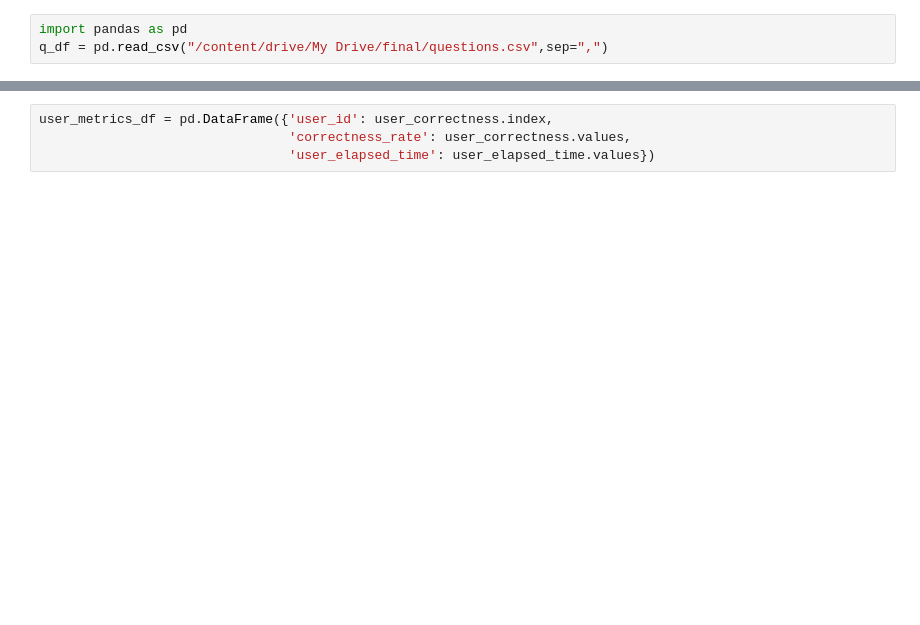
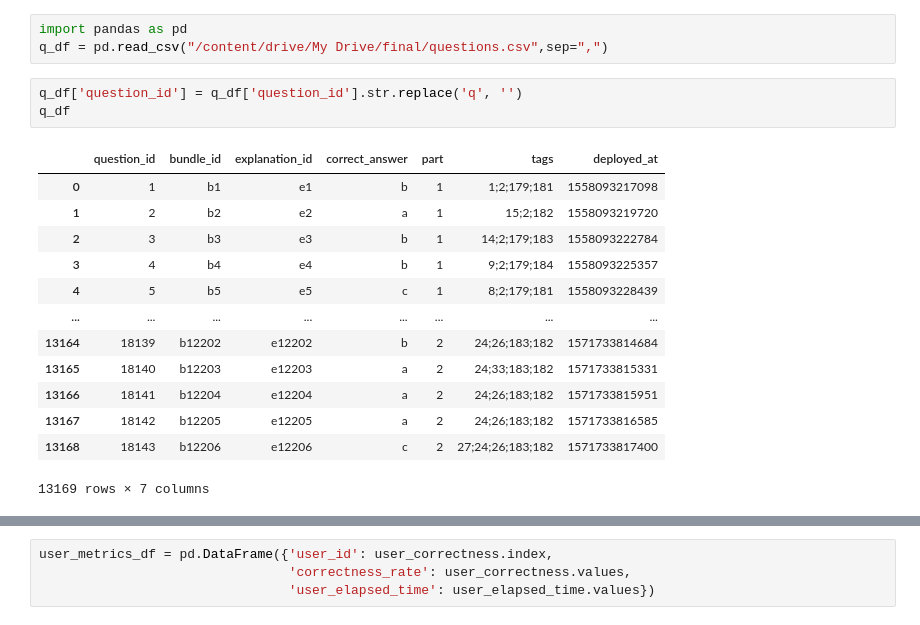
Before and after one commit to choycoy/final_project, a Jupyter notebook: recommendation.ipynb, the cells around one changed output, grey strips where cells are left out. Saved outputs shown, nothing was run; the diff lists cells and outputs as text; blank space fills up the shorter version.

```diff
--- a/recommendation.ipynb
+++ b/recommendation.ipynb
@@ -6,6 +8,23 @@ drive.mount('/content/drive')
 # %%
 import pandas as pd
 q_df = pd.read_csv("/content/drive/My Drive/final/questions.csv",sep=",")
+# %%
+q_df['question_id'] = q_df['question_id'].str.replace('q', '')
+q_df
+# %% [output]
+|  | question_id | bundle_id | explanation_id | correct_answer | part | tags | deployed_at |
+| 0 | 1 | b1 | e1 | b | 1 | 1;2;179;181 | 1558093217098 |
+| 1 | 2 | b2 | e2 | a | 1 | 15;2;182 | 1558093219720 |
+| 2 | 3 | b3 | e3 | b | 1 | 14;2;179;183 | 1558093222784 |
+| 3 | 4 | b4 | e4 | b | 1 | 9;2;179;184 | 1558093225357 |
+| 4 | 5 | b5 | e5 | c | 1 | 8;2;179;181 | 1558093228439 |
+| ... | ... | ... | ... | ... | ... | ... | ... |
+| 13164 | 18139 | b12202 | e12202 | b | 2 | 24;26;183;182 | 1571733814684 |
+| 13165 | 18140 | b12203 | e12203 | a | 2 | 24;33;183;182 | 1571733815331 |
+| 13166 | 18141 | b12204 | e12204 | a | 2 | 24;26;183;182 | 1571733815951 |
+| 13167 | 18142 | b12205 | e12205 | a | 2 | 24;26;183;182 | 1571733816585 |
+| 13168 | 18143 | b12206 | e12206 | c | 2 | 27;24;26;183;182 | 1571733817400 |
+13169 rows × 7 columns
 # %%
 df1 = pd.read_csv("/content/drive/My Drive/final/combined_with_filename__1.csv",sep=",")
 df2 = pd.read_csv("/content/drive/My Drive/final/combined_with_filename__2.csv",sep=",")
```
Also changed, not shown: parts of 16 cells of this notebook.
